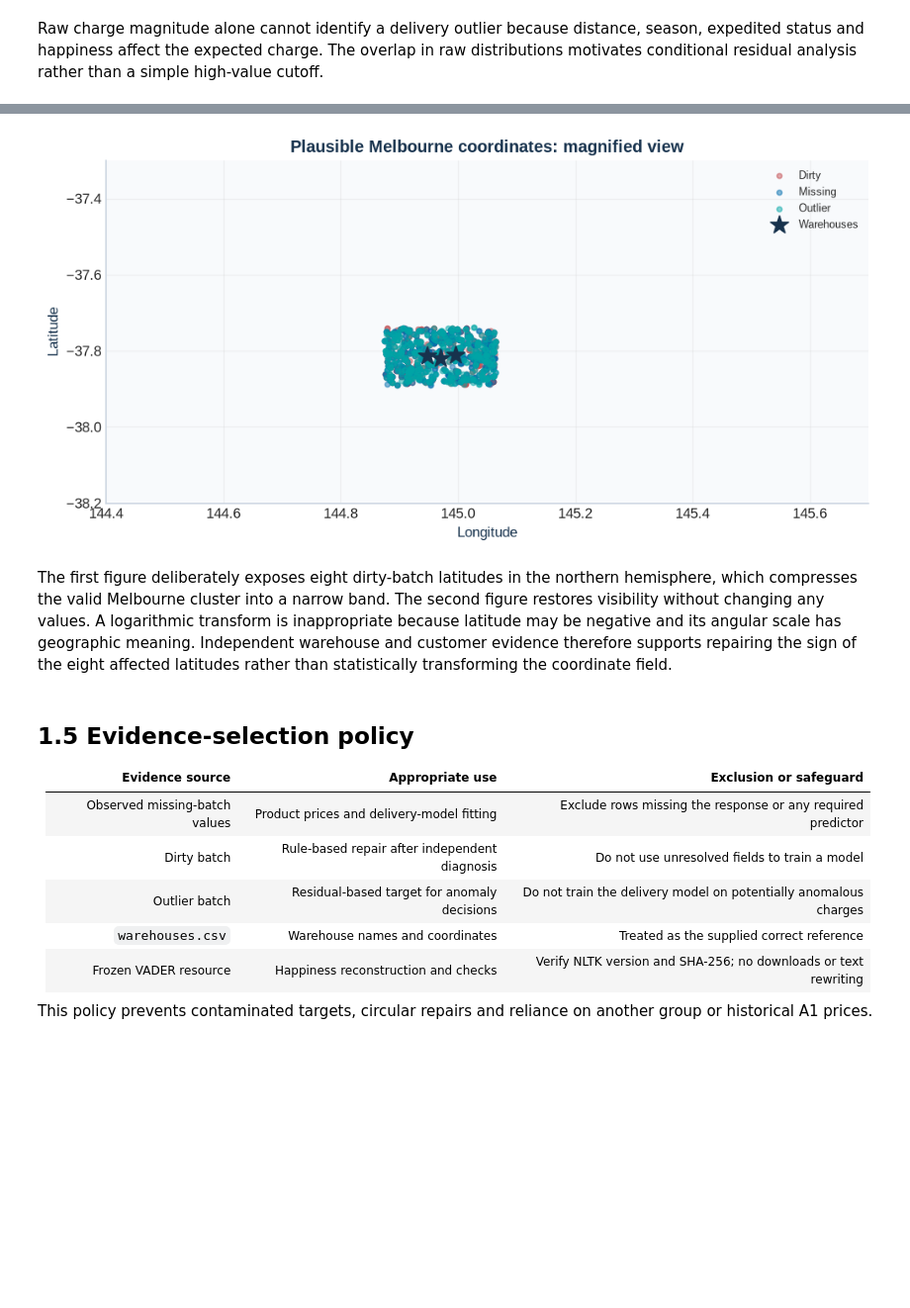
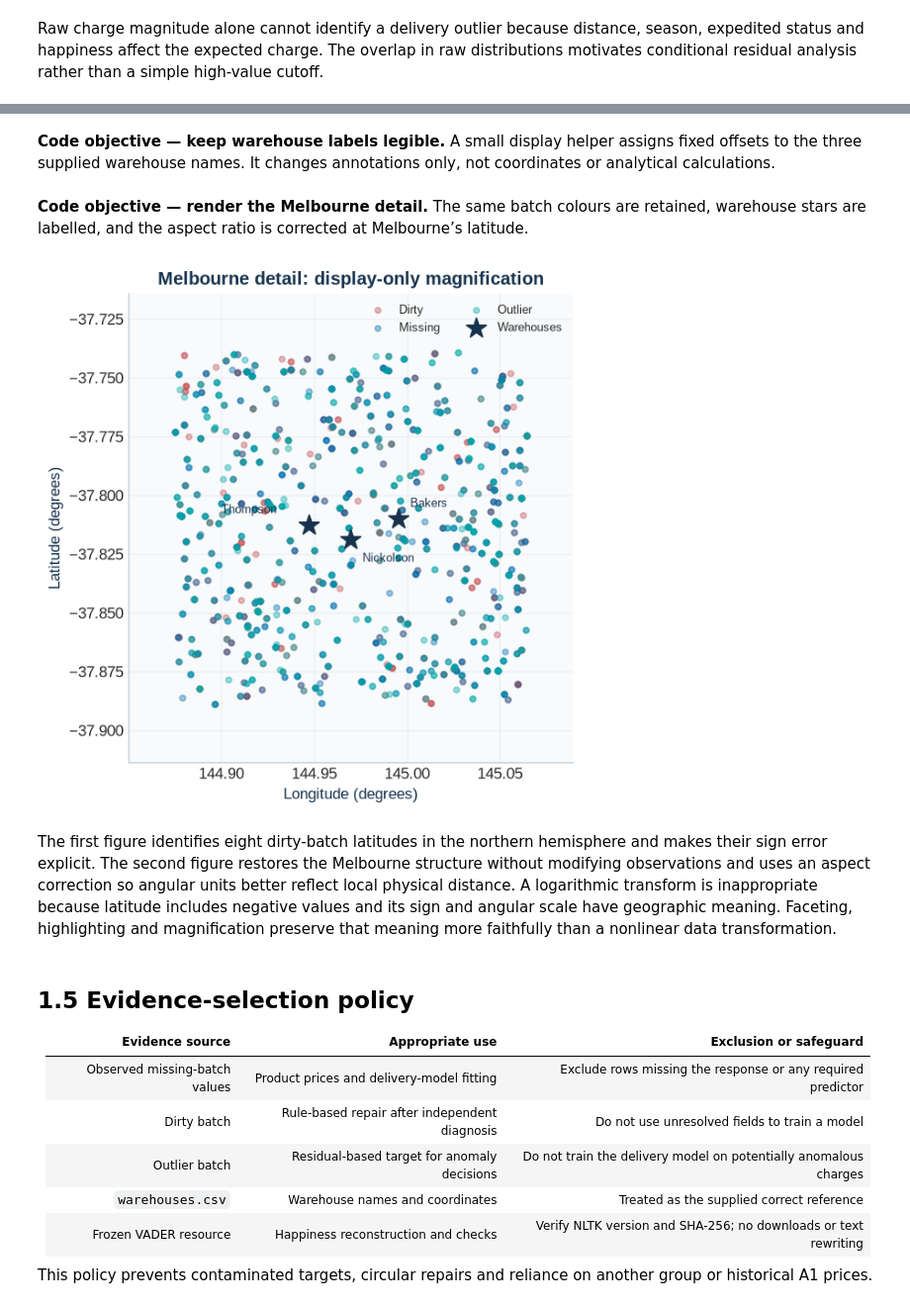
Before and after one commit to ZGHL/FIT5196-A2, a Jupyter notebook: notebooks/Group030_solution.ipynb, the cells around one changed output, grey strips where cells are left out. Shown at 99% size. Saved outputs shown, nothing was run; the diff lists cells and outputs as text; code cells hidden in the pictures; blank space fills up the shorter version.

```diff
--- a/notebooks/Group030_solution.ipynb
+++ b/notebooks/Group030_solution.ipynb
@@ -494,28 +510,0 @@ plt.show()
-# %%
-# Purpose: magnify plausible Melbourne coordinates without changing the data.
-fig, ax = plt.subplots(figsize=(8.5, 4.3))
-for batch_name, frame in raw_batches.items():
-    plausible = (
-        frame["customer_lat"].between(-38.2, -37.3)
-        & frame["customer_long"].between(144.4, 145.7)
-    )
-    ax.scatter(
-        frame.loc[plausible, "customer_long"],
-        frame.loc[plausible, "customer_lat"],
-        s=13, alpha=0.48, color=BATCH_COLOURS[batch_name],
-        label=batch_name.title(), rasterized=True,
-    )
-ax.scatter(
-    warehouses["longitude"], warehouses["latitude"],
-    marker="*", s=180, c=NAVY, label="Warehouses",
-)
-ax.set(
-    xlim=(144.4, 145.7), ylim=(-38.2, -37.3),
-    xlabel="Longitude", ylabel="Latitude",
-    title="Plausible Melbourne coordinates: magnified view",
-)
-ax.legend(fontsize=8)
-plt.tight_layout()
-plt.show()
-# %% [output]
-[figure, removed]
@@ -522,5 +532,49 @@ plt.show()
+# %% [markdown]
+**Code objective — keep warehouse labels legible.** A small display helper assigns fixed offsets to the three supplied warehouse names. It changes annotations only, not coordinates or analytical calculations.
+# %%
+# Purpose: annotate supplied warehouses without overlapping their labels.
+def annotate_warehouse_labels(axis):
+    offsets = {
+        "Bakers": (8, 8),
+        "Thompson": (-58, 8),
+        "Nickolson": (8, -15),
+    }
+    for warehouse in warehouses.itertuples(index=False):
+        axis.annotate(
+            warehouse.warehouse, (warehouse.longitude, warehouse.latitude),
+            xytext=offsets[warehouse.warehouse],
+            textcoords="offset points", fontsize=8, color=NAVY,
+        )
+# %% [markdown]
+**Code objective — render the Melbourne detail.** The same batch colours are retained, warehouse stars are labelled, and the aspect ratio is corrected at Melbourne’s latitude.
+# %%
+# Purpose: magnify plausible Melbourne coordinates without changing the data.
+fig, ax = plt.subplots(figsize=(9, 5.2))
+for batch_name, frame in raw_batches.items():
+    plausible = plausible_locations[batch_name]
+    ax.scatter(
+        frame.loc[plausible, "customer_long"], frame.loc[plausible, "customer_lat"],
+        s=14, alpha=0.38, color=BATCH_COLOURS[batch_name],
+        label=batch_name.title(), rasterized=True,
+    )
+ax.scatter(
+    warehouses["longitude"], warehouses["latitude"], marker="*",
+    s=190, c=NAVY, label="Warehouses", zorder=5,
+)
+annotate_warehouse_labels(ax)
+ax.set_aspect(1 / np.cos(np.radians(-37.8)), adjustable="box")
+ax.set(
+    xlim=longitude_limits, ylim=latitude_limits,
+    xlabel="Longitude (degrees)", ylabel="Latitude (degrees)",
+)
+ax.set_title("Melbourne detail: display-only magnification")
+ax.legend(fontsize=8, ncol=2, loc="upper right")
+plt.tight_layout()
+plt.show()
+# %% [output]
+[figure, added]
 # %% [markdown]
-The first figure deliberately exposes eight dirty-batch latitudes in the northern hemisphere, which compresses the valid Melbourne cluster into a narrow band. The second figure restores visibility without changing any values. A logarithmic transform is inappropriate because latitude may be negative and its angular scale has geographic meaning. Independent warehouse and customer evidence therefore supports repairing the sign of the eight affected latitudes rather than statistically transforming the coordinate field.
+The first figure identifies eight dirty-batch latitudes in the northern hemisphere and makes their sign error explicit. The second figure restores the Melbourne structure without modifying observations and uses an aspect correction so angular units better reflect local physical distance. A logarithmic transform is inappropriate because latitude includes negative values and its sign and angular scale have geographic meaning. Faceting, highlighting and magnification preserve that meaning more faithfully than a nonlinear data transformation.
 # %% [markdown]
 ## 1.5 Evidence-selection policy
 
```
Also changed, not shown: parts of 22 cells of this notebook.
